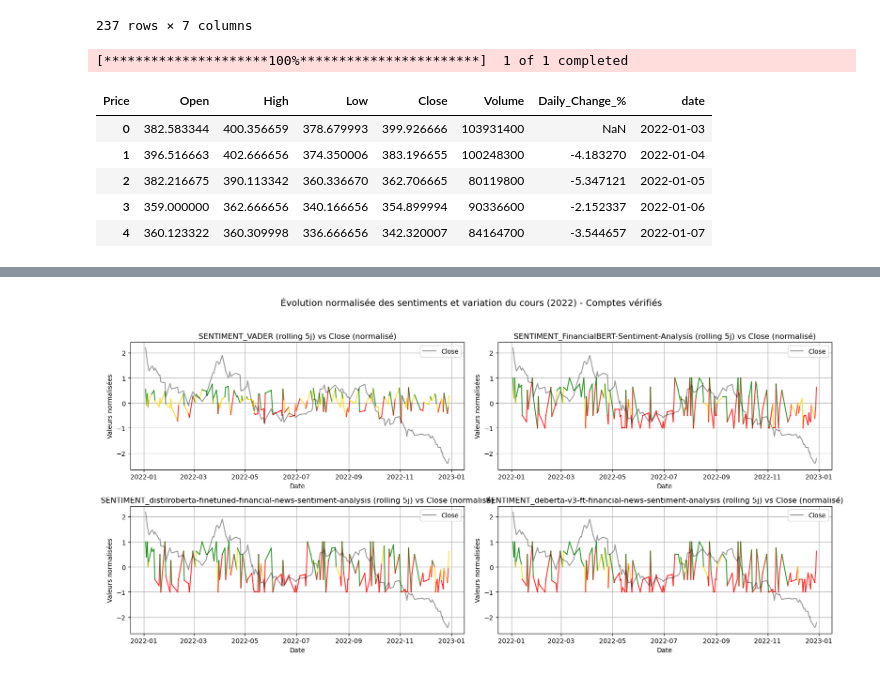
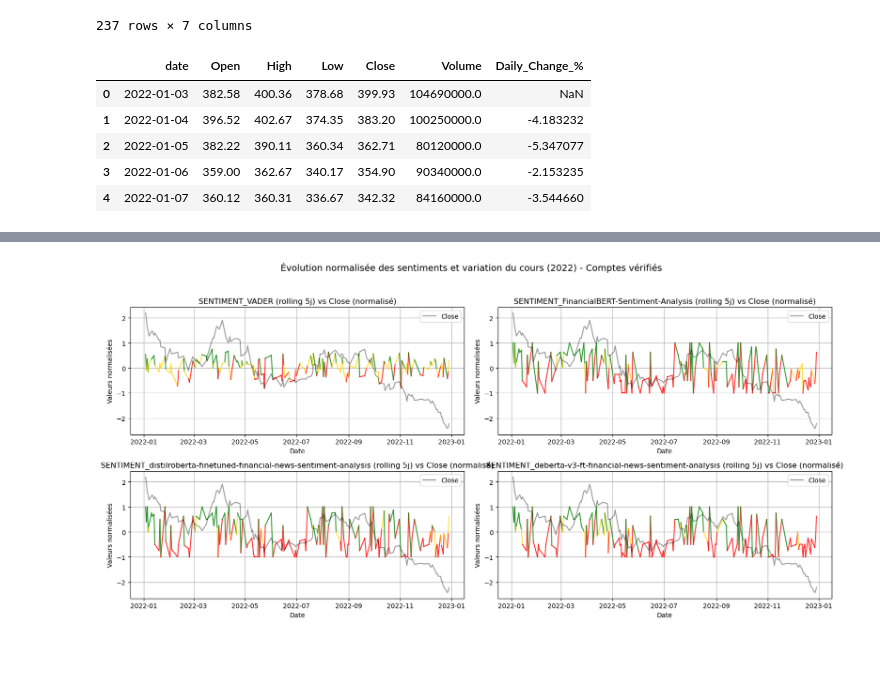
Before and after one commit to LimamS-GitHub/Market_sentiment_analysis, a Jupyter notebook: Data_Analysis/EDA.ipynb, the cells around one changed output, grey strips where cells are left out. Drawn from its saved outputs; the diff is of its cells as text; code cells hidden in the pictures.

Commit message:
CHANGES DATA_ANALYSIS

```diff
--- a/Data_Analysis/EDA.ipynb
+++ b/Data_Analysis/EDA.ipynb
@@ -117,28 +116,33 @@ df_daily
 | 236 | 2022-12-31 | 2022 | 12 | 0.244575 | -0.500000 | -0.500000 | ... |
 237 rows × 7 columns
 # %%
-
 # ============================
-# 4. Données de marché (TSLA)
+# 4. Market data (META)
 # ============================
 
-df_market = yf.download("TSLA", start=str(annee)+"-01-01", end=str(annee+1)+"-01-01", interval="1d")
+# Data loading
+df_market = pd.read_csv(r'C:\Users\selim\Desktop\Data_total\TSLA_market.csv')
 
 if isinstance(df_market.columns, pd.MultiIndex):
     df_market.columns = df_market.columns.get_level_values(0)
+if 'date' not in df_market.columns:
+    df_market['date'] = pd.to_datetime(df_market['date'], errors='coerce')
+else:
+    df_market['date'] = pd.to_datetime(df_market['date'], errors='coerce')
 
+df_market = df_market[df_market['date'].notna()]
 df_market["Daily_Change_%"] = df_market["Close"].pct_change() * 100
-df_market = df_market[["Open", "High", "Low", "Close", "Volume", "Daily_Change_%"]]
-df_market['date'] = pd.to_datetime(df_market.index)
-df_market.reset_index(drop=True, inplace=True)
+df_market = df_market[["date", "Open", "High", "Low", "Close", "Volume", "Daily_Change_%"]]
+df_market['date'] = df_market['date'].dt.floor('D')
+df_market = df_market.sort_values("date").reset_index(drop=True)
+
 df_market.head()
 # %% [output]
-[*********************100%***********************]  1 of 1 completed
-| Price | Open | High | Low | Close | Volume | Daily_Change_% | date |
-| 0 | 382.583344 | 400.356659 | 378.679993 | 399.926666 | 103931400 | NaN | 2022-01-03 |
-| 1 | 396.516663 | 402.666656 | 374.350006 | 383.196655 | 100248300 | -4.183270 | 2022-01-04 |
-| 2 | 382.216675 | 390.113342 | 360.336670 | 362.706665 | 80119800 | -5.347121 | 2022-01-05 |
-| 3 | 359.000000 | 362.666656 | 340.166656 | 354.899994 | 90336600 | -2.152337 | 2022-01-06 |
-| 4 | 360.123322 | 360.309998 | 336.666656 | 342.320007 | 84164700 | -3.544657 | 2022-01-07 |
+|  | date | Open | High | Low | Close | Volume | Daily_Change_% |
+| 0 | 2022-01-03 | 382.58 | 400.36 | 378.68 | 399.93 | 104690000.0 | NaN |
+| 1 | 2022-01-04 | 396.52 | 402.67 | 374.35 | 383.20 | 100250000.0 | -4.183232 |
+| 2 | 2022-01-05 | 382.22 | 390.11 | 360.34 | 362.71 | 80120000.0 | -5.347077 |
+| 3 | 2022-01-06 | 359.00 | 362.67 | 340.17 | 354.90 | 90340000.0 | -2.153235 |
+| 4 | 2022-01-07 | 360.12 | 360.31 | 336.67 | 342.32 | 84160000.0 | -3.544660 |
 # %%
 # ============================
```
Also changed, not shown: parts of 15 cells of this notebook, 1 other file.
